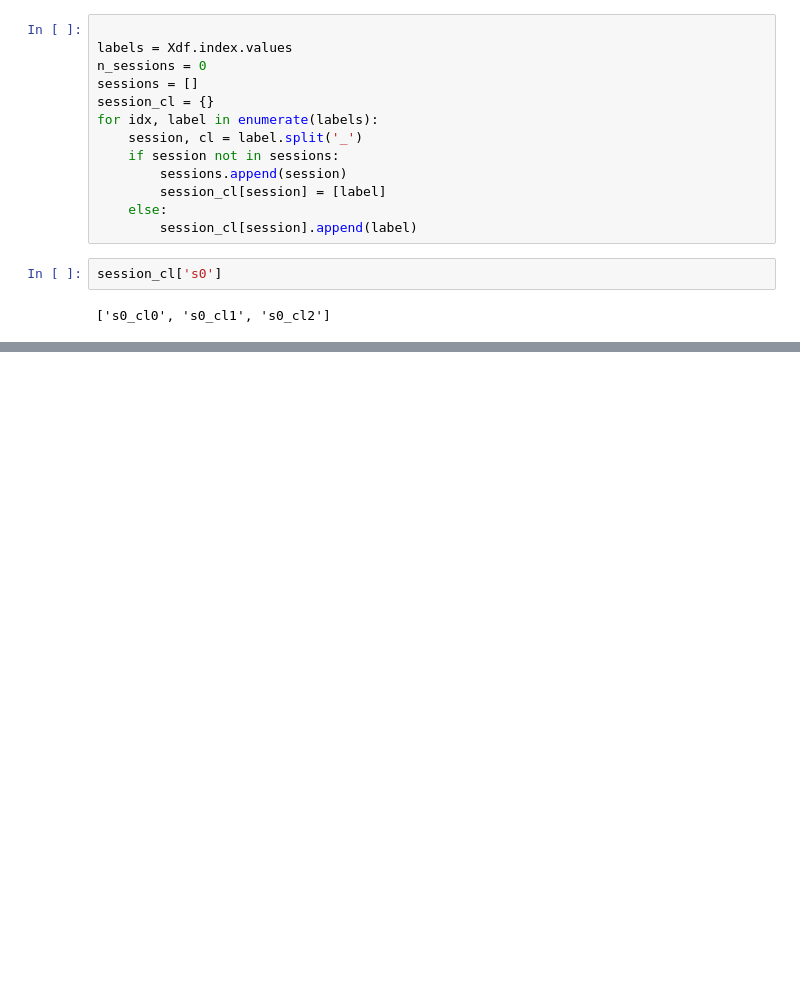
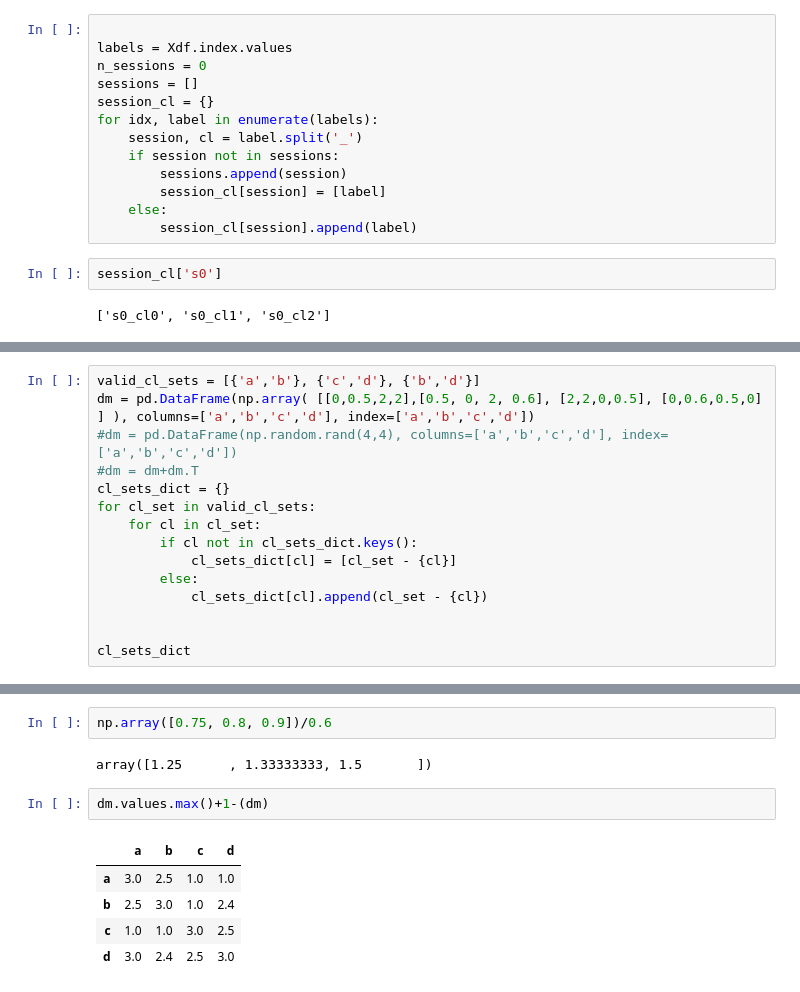
Before and after one commit to alexgonzl/TMA, a Jupyter notebook: Notebooks/sort_match_algo_dev.ipynb, the cells around one changed output, grey strips where cells are left out. Cells and saved outputs as stored; diff of their text form; blank space fills up the shorter version.

```diff
--- a/Notebooks/sort_match_algo_dev.ipynb
+++ b/Notebooks/sort_match_algo_dev.ipynb
@@ -507,0 +679,15 @@ m.split('_')
+# %%
+valid_cl_sets = [{'a','b'}, {'c','d'}, {'b','d'}]
+dm = pd.DataFrame(np.array( [[0,0.5,2,2],[0.5, 0, 2, 0.6], [2,2,0,0.5], [0,0.6,0.5,0] ] ), columns=['a','b','c','d'], index=['a','b','c','d'])
+#dm = pd.DataFrame(np.random.rand(4,4), columns=['a','b','c','d'], index=['a','b','c','d'])
+#dm = dm+dm.T
+cl_sets_dict = {}
+for cl_set in valid_cl_sets:
+    for cl in cl_set:
+        if cl not in cl_sets_dict.keys():
+            cl_sets_dict[cl] = [cl_set - {cl}]
+        else:
+            cl_sets_dict[cl].append(cl_set - {cl})
+
+
+cl_sets_dict
@@ -507,0 +723,12 @@ m.split('_')
+# %%
+np.array([0.75, 0.8, 0.9])/0.6
+# %% [output]
+array([1.25      , 1.33333333, 1.5       ])
+# %%
+dm.values.max()+1-(dm)
+# %% [output]
+|  | a | b | c | d |
+| a | 3.0 | 2.5 | 1.0 | 1.0 |
+| b | 2.5 | 3.0 | 1.0 | 2.4 |
+| c | 1.0 | 1.0 | 3.0 | 2.5 |
+| d | 3.0 | 2.4 | 2.5 | 3.0 |
```
Also changed, not shown: parts of 9 cells of this notebook, 6 other files.
